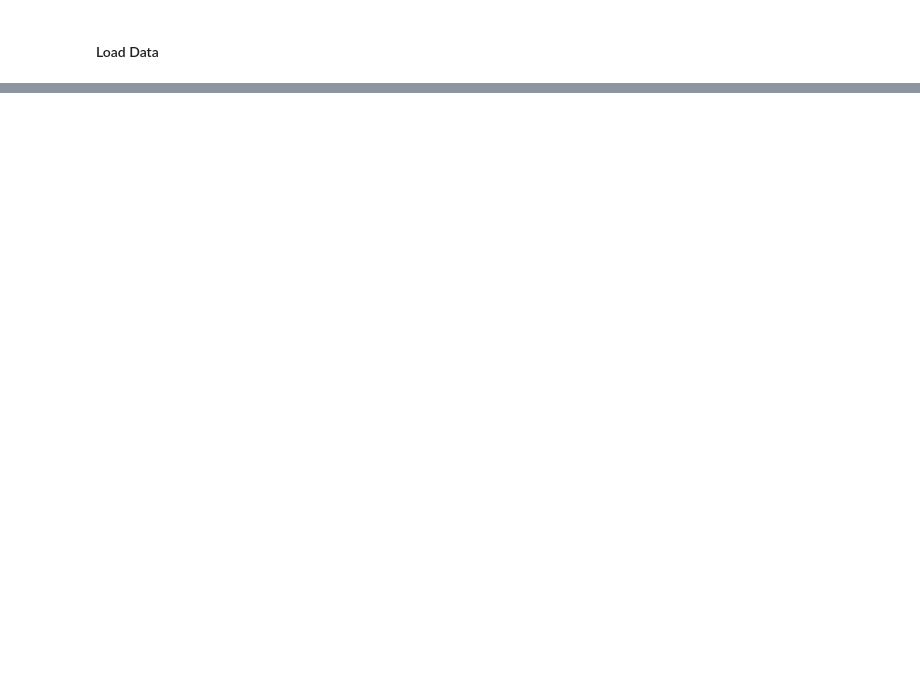
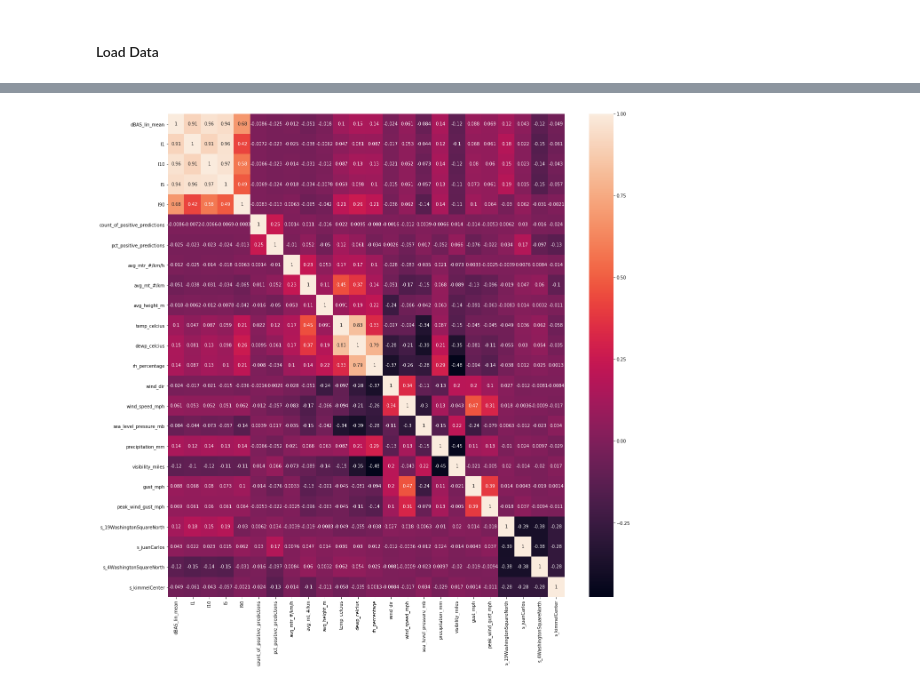
Before and after one commit to meiguan/urban_birds, a Jupyter notebook: model/relationship_nexrad_vs_yamnet_bird_predictions.ipynb, the cells around one changed output, grey strips where cells are left out. Saved outputs shown, nothing was run; the diff lists cells and outputs as text; code cells hidden in the pictures; blank space fills up the shorter version.

```diff
--- a/model/relationship_nexrad_vs_yamnet_bird_predictions.ipynb
+++ b/model/relationship_nexrad_vs_yamnet_bird_predictions.ipynb
@@ -254,0 +185,12 @@ for sensor in nexradYamnetDict.keys():
+# %%
+plt.figure(figsize=(20,20))
+sns.heatmap(df[(df.hour >=4) & (df.hour <=8) & (df.sonyc_sensor_name!='Shimkin Reading Room')][['dBAS_lin_mean', 'l1', 'l10', 'l5', 'l90', 'count_of_positive_predictions',
+   'pct_positive_predictions', 'avg_mtr_#/km/h', 'avg_mt_#/km',
+   'avg_height_m', 'temp_celcius', 'dewp_celcius', 'rh_percentage',
+   'wind_dir', 'wind_speed_mph', 'sea_level_pressure_mb',
+   'precipitation_mm', 'visibility_miles', 'gust_mph',
+   'peak_wind_gust_mph', 's_19WashingtonSquareNorth', 's_juanCarlos',
+    's_4WashingtonSquareNorth', 's_kimmelCenter']].corr(), annot=True)
+plt.savefig("../figures/all_metrics_corr.png")
+# %% [output]
+[figure, added]
```
Also changed, not shown: parts of 44 cells of this notebook, 8 other files.
